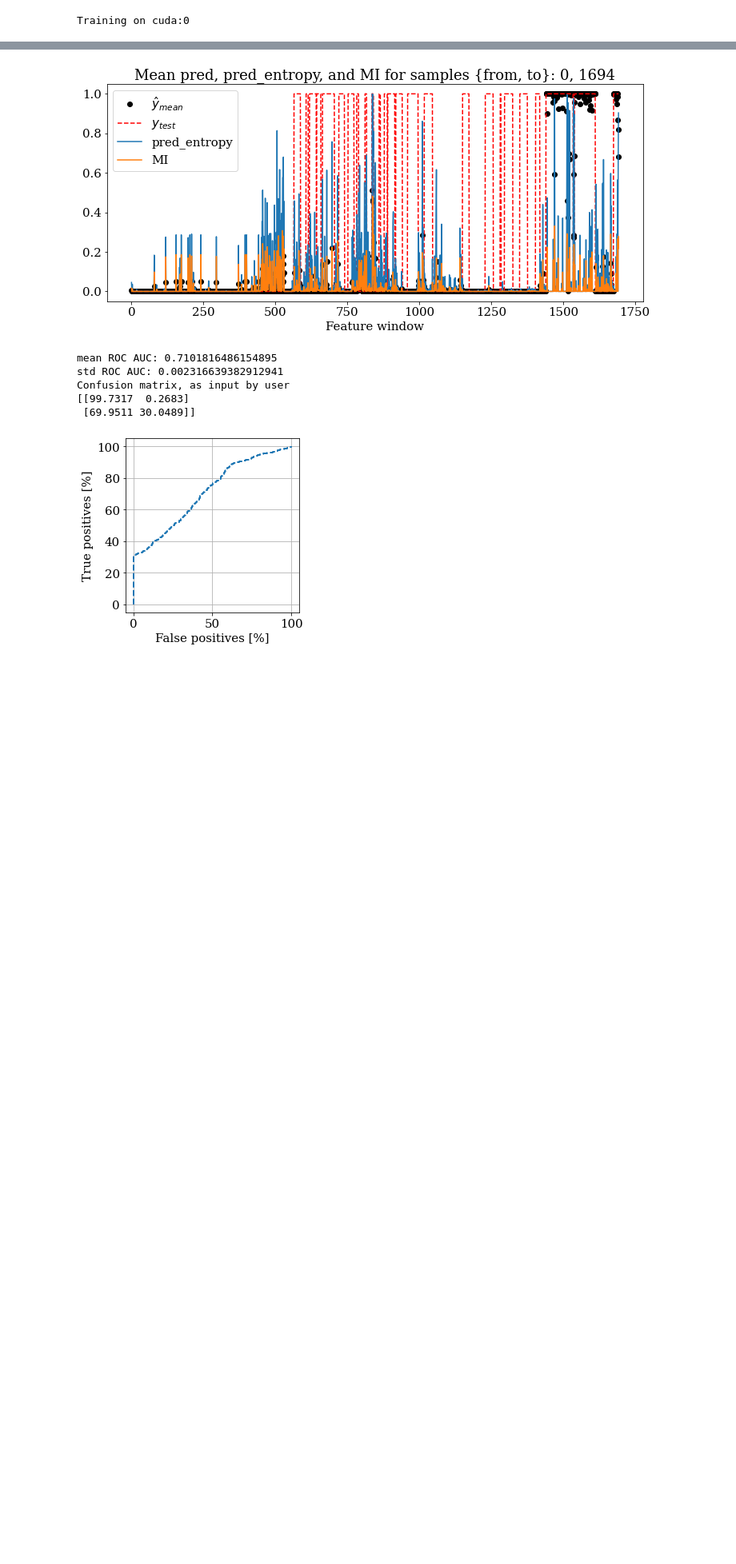
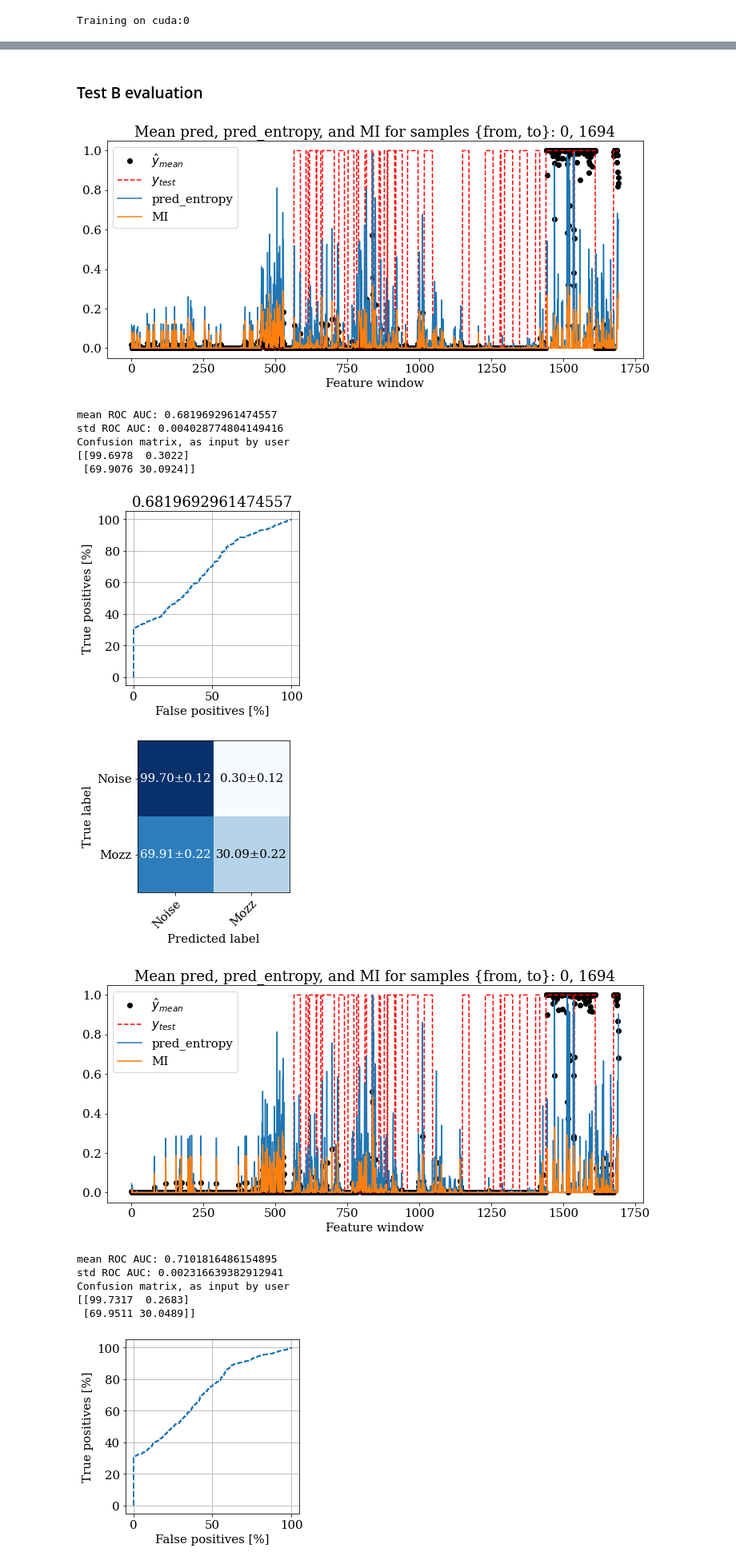
Before and after one commit to HumBug-Mosquito/HumBugDB, a Jupyter notebook: notebooks/main.ipynb, the cells around one changed output, grey strips where cells are left out. Shown at 80% size. Cells and saved outputs as stored; diff of their text form; code cells hidden in the pictures; blank space fills up the shorter version.

```diff
--- a/notebooks/main.ipynb
+++ b/notebooks/main.ipynb
@@ -352,3 +217,21 @@ def evaluate_model_aggregated(model, X_test, y_test, n_samples):
+# %% [markdown]
+### Test B evaluation
+# %%
+if feat_type == 'FeatA':
+    p, yt = evaluate_model_aggregated(model, X_test_B, y_test_B, 30)  # Aggregate windows from feature list (0.96->1.92 s)
+    PE, MI, log_prob = get_results(p, yt, filename = feat_type + '_' + model_name +'_Test_B_repro')
+elif feat_type == 'FeatB':
+    y_preds_all = evaluate_model(model, X_test_B, y_test_B, 30)  # Predict directly over feature windows (1.92 s)
+    PE, MI, log_prob = get_results(y_preds_all, y_test_B, filename = feat_type + '_' + model_name +'_Test_B')
+# %% [output]
+[figure, added]
+mean ROC AUC: 0.6819692961474557
+std ROC AUC: 0.004028774804149416
+Confusion matrix, as input by user
+[[99.6978  0.3022]
+ [69.9076 30.0924]]
+[figure, added]
+[figure, added]
 # %%
 PE, MI, log_prob = get_results(p, yt, filename = 'BNNKerasVGGish'+ model_name +'_Test_B')
 # %% [output]
```
Also changed, not shown: parts of 37 cells of this notebook, 10 other files.
